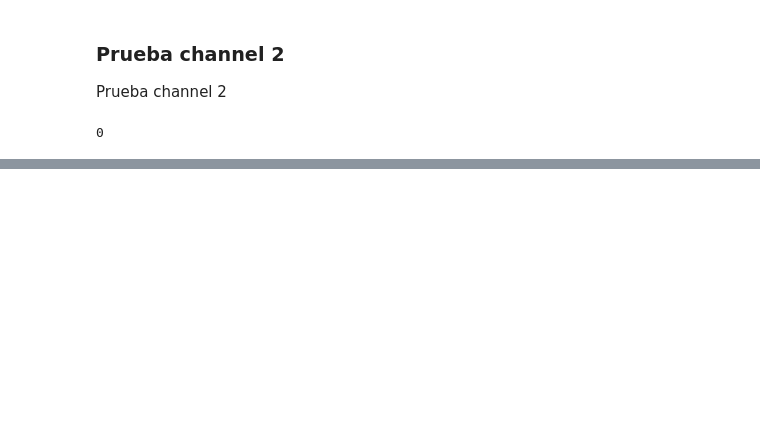
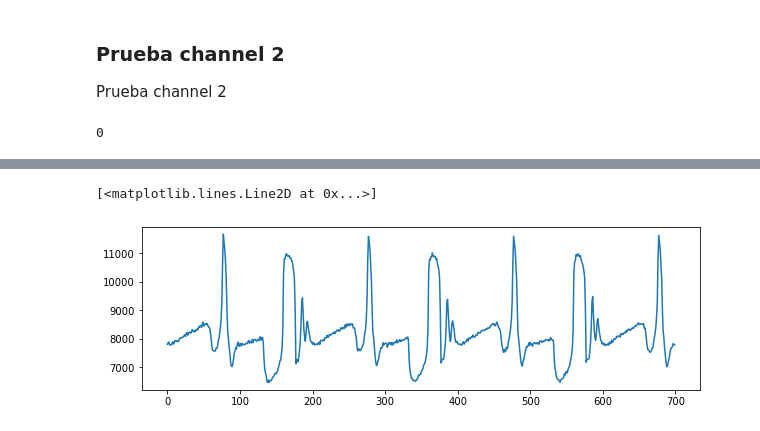
Before and after one commit to fabioc9675/DUNE_Daphne_v3_AFE, a Jupyter notebook: Petalinux/file_transfer/AFE_Test.ipynb, the cells around one changed output, grey strips where cells are left out. Saved outputs shown, nothing was run; the diff lists cells and outputs as text; code cells hidden in the pictures; blank space fills up the shorter version.

```diff
--- a/Petalinux/file_transfer/AFE_Test.ipynb
+++ b/Petalinux/file_transfer/AFE_Test.ipynb
@@ -494,0 +497,6 @@ print(binarios)
+# %%
+plt.figure(figsize=(10, 3))
+plt.plot(data[6000:6700])
+# %% [output]
+[<matplotlib.lines.Line2D at 0x...>]
+[figure, added]
```
Also changed, not shown: parts of 9 cells of this notebook, 1 other file.
